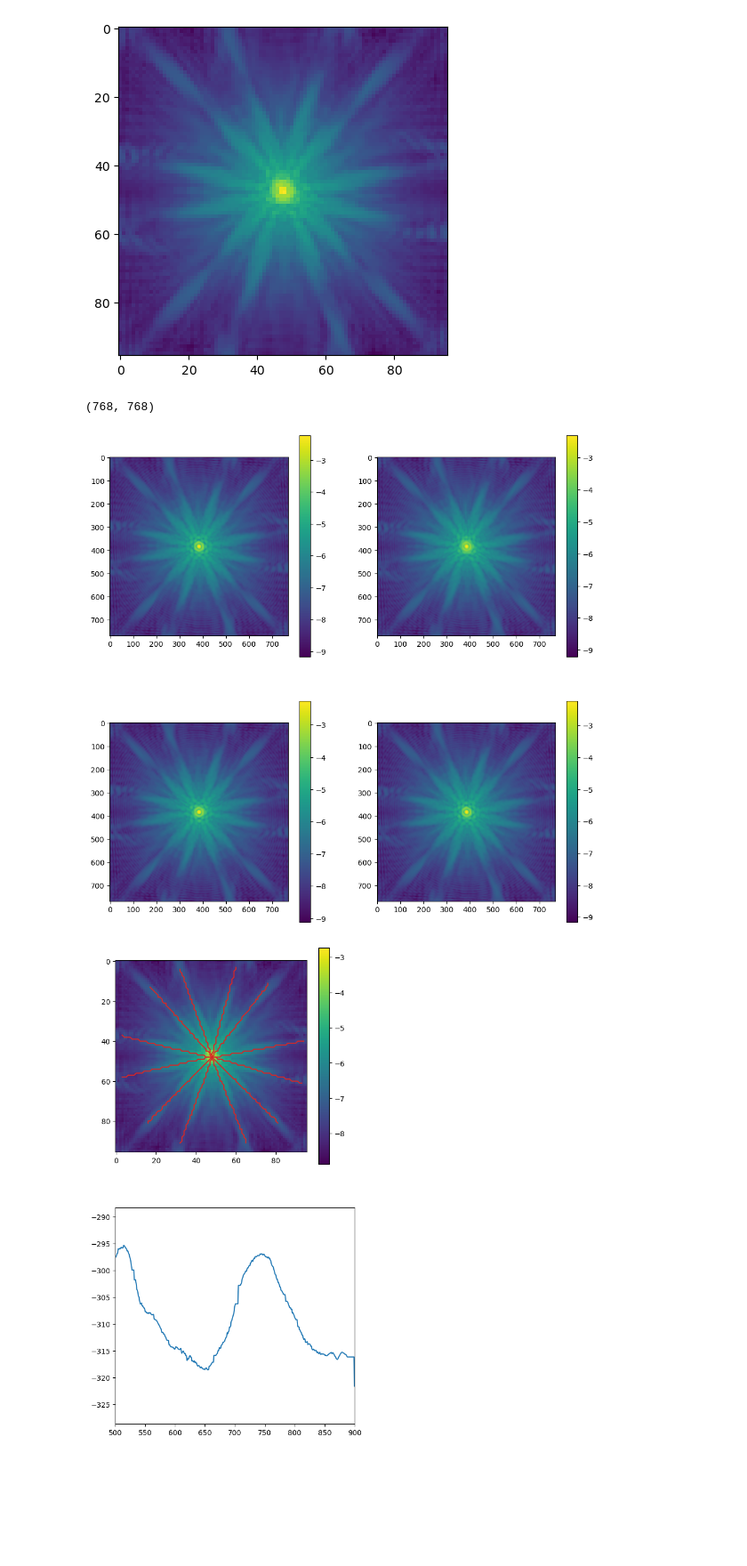
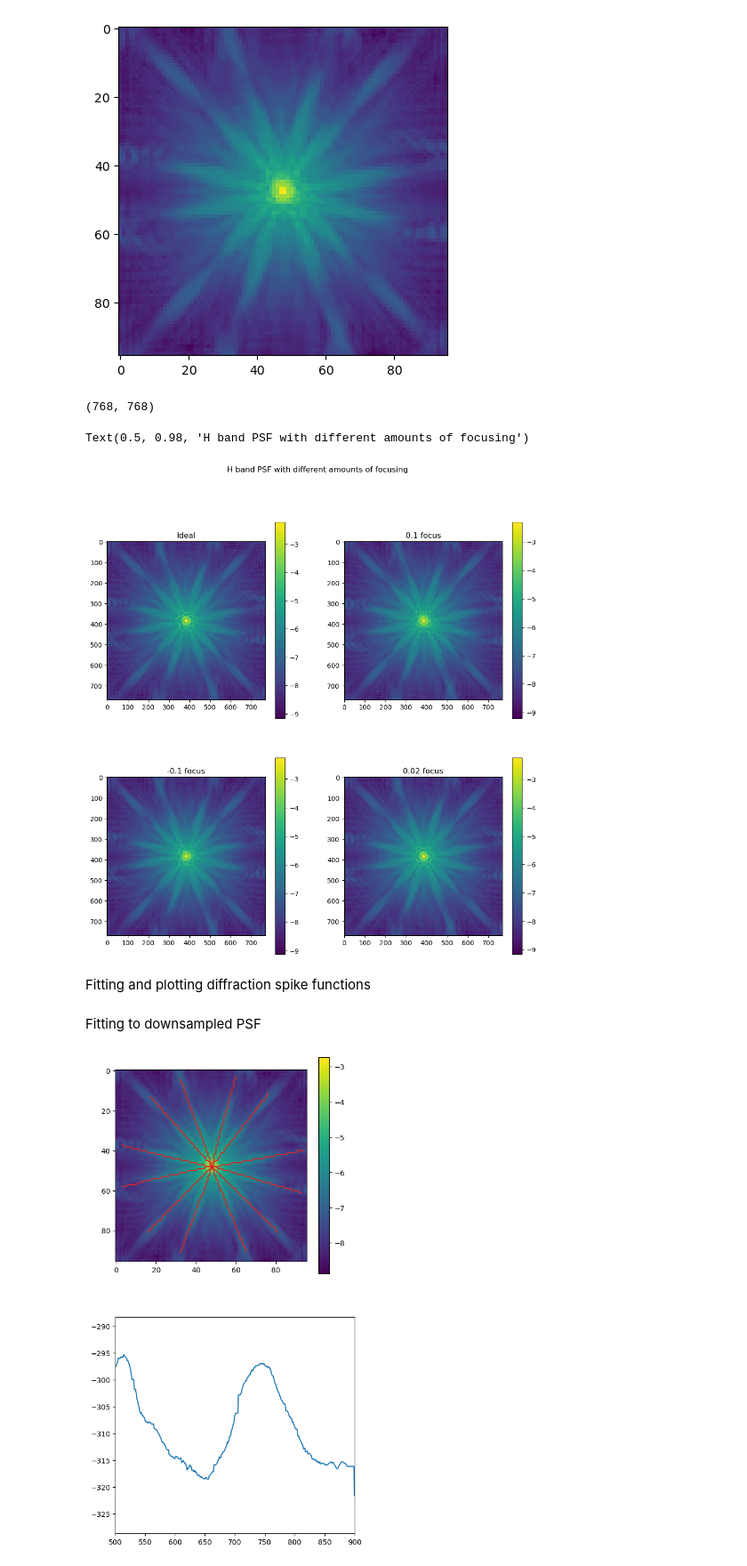
Before and after one commit to Roman-HLIS-Cosmology-PIT/spike-aberration-detect, a Jupyter notebook: psfsim_polychromatic.ipynb, the cells around one changed output. Shown at 89% size. Drawn from its saved outputs; the diff is of its cells as text; code cells hidden in the pictures; blank space fills up the shorter version.

Commit message:
documented psfsim_polychromatic and added interpolation to the spike finder

```diff
--- a/psfsim_polychromatic.ipynb
+++ b/psfsim_polychromatic.ipynb
@@ -169,31 +180,41 @@ plt.imshow( dsamp_poly_unfocused )
 <matplotlib.image.AxesImage at 0x...>
 [figure]
 # %%
+# I copied this from Nihar code (I think) but it is currently unused in this notebook
+
 def center_crop(img, half_size=240):
     cy, cx = np.array(img.shape) // 2
     return img[cy-half_size:cy+half_size, cx-half_size:cx+half_size]
 
 # img = np.log10( np.abs( poly.chromatic_psf ) )
 # plt.imshow( center_crop( img ) )
 
 fig, ax = plt.subplots( figsize=( 12, 12 ), ncols=2, nrows=2 )
 im = ax[0,0].imshow( poly_ideal )
+ax[0,0].set_title( 'Ideal' )
 fig.colorbar( im, ax=ax[0,0] )
 
 im = ax[0,1].imshow( poly_unfocused )
+ax[0,1].set_title( '0.1 focus' )
 fig.colorbar( im, ax=ax[0,1] )
 
 im = ax[1,0].imshow( poly_unfocused_n )
+ax[1,0].set_title( '-0.1 focus' )
 fig.colorbar( im, ax=ax[1,0] )
 
 im = ax[1,1].imshow( poly_unfocused_small )
+ax[1,1].set_title( '0.02 focus' )
 fig.colorbar( im, ax=ax[1,1] )
 
 print( poly_ideal.shape )
 img2 = center_crop( poly_ideal )
+fig.suptitle( 'H band PSF with different amounts of focusing' )
 # %% [output]
 (768, 768)
+Text(0.5, 0.98, 'H band PSF with different amounts of focusing')
-[figure, old version]
+[figure, new version]
+# %% [markdown]
+Fitting and plotting diffraction spike functions
 # %%
 def line_coords( angle, bound, center=np.array( ( 0, 0 ) ) ):
     # since (0, 0) in data coords is top left instead of bottom left we must use clockwise rotations to get
@@ -262,6 +308,8 @@ def draw_ray( ax, angle, bound, center=np.array( ( 0, 0 ) ), borders=( 0., 1. ),
     range_high = np.int_( borders[1] * bound )
     ax.plot( line[ 0, range_low:range_high ], line[ 1, range_low:range_high ], **kwargs )
     return
+# %% [markdown]
+Fitting to downsampled PSF
 # %%
 dsamp_poly_unfocused = downsample_2d_image( poly_unfocused, pixel_size=8 )
 bound = dsamp_poly_unfocused.shape[0] // 2
```
Also changed, not shown: parts of 16 cells of this notebook, 2 other files.
